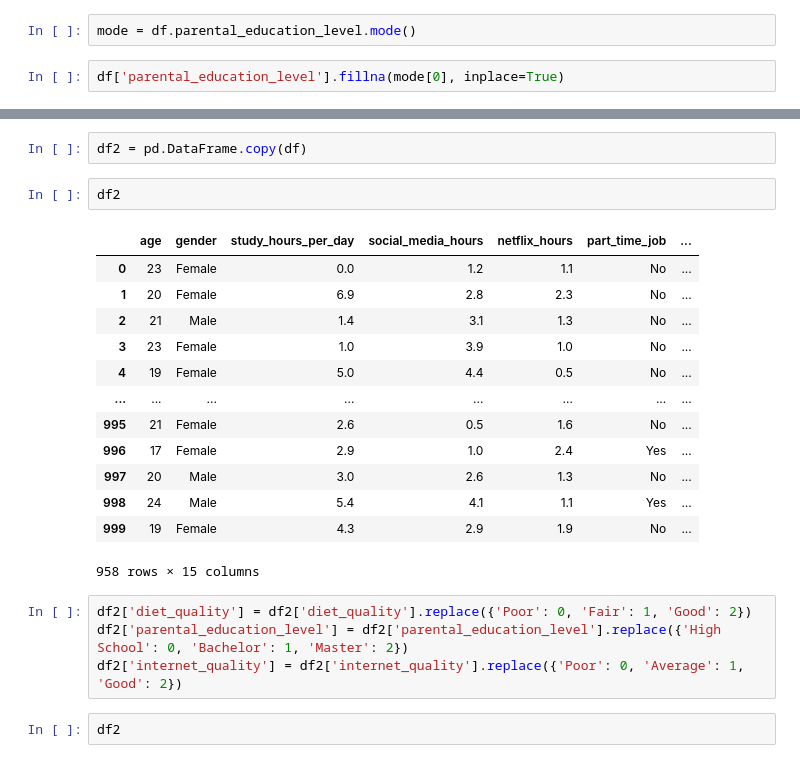
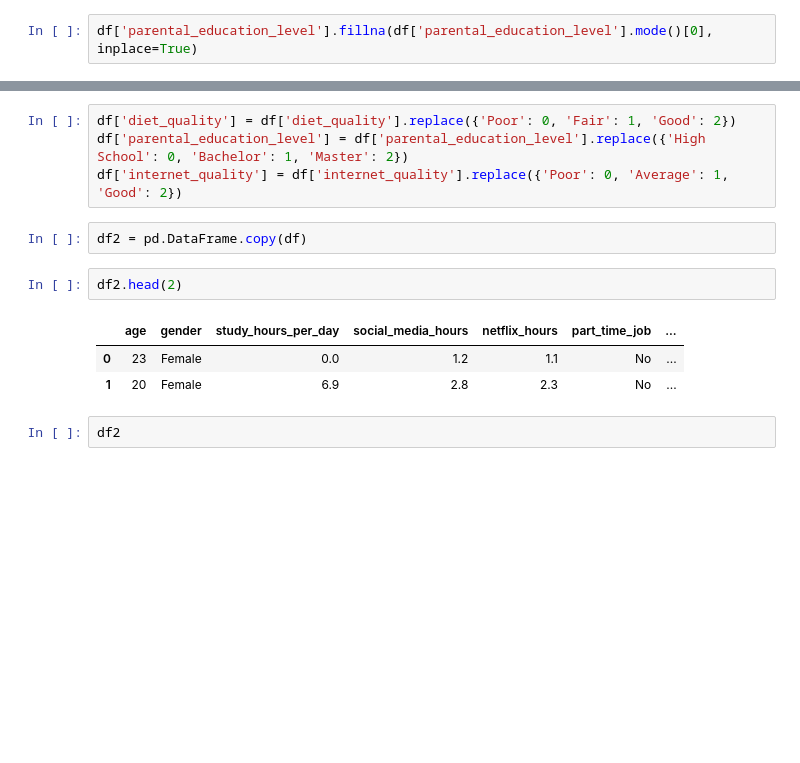
Before and after one commit to luisfelipebp/regression-student-habits, a Jupyter notebook: regression_student_habits.ipynb, the cells around one changed output, grey strips where cells are left out. Cells and saved outputs as stored; diff of their text form; blank space fills up the shorter version.

```diff
--- a/regression_student_habits.ipynb
+++ b/regression_student_habits.ipynb
@@ -313,9 +277,7 @@ df.isna().sum()
 | exam_score | 0 |
 dtype: int64
 # %%
-mode = df.parental_education_level.mode()
+df['parental_education_level'].fillna(df['parental_education_level'].mode()[0], inplace=True)
-# %%
-df['parental_education_level'].fillna(mode[0], inplace=True)
 # %%
 df.isna().sum()
 # %% [output]
@@ -352,25 +311,15 @@ df.head()
+# %%
+df['diet_quality'] = df['diet_quality'].replace({'Poor': 0, 'Fair': 1, 'Good': 2})
+df['parental_education_level'] = df['parental_education_level'].replace({'High School': 0, 'Bachelor': 1, 'Master': 2})
+df['internet_quality'] = df['internet_quality'].replace({'Poor': 0, 'Average': 1, 'Good': 2})
 # %%
 df2 = pd.DataFrame.copy(df)
 # %%
-df2
+df2.head(2)
 # %% [output]
 |  | age | gender | study_hours_per_day | social_media_hours | netflix_hours | part_time_job | ... |
 | 0 | 23 | Female | 0.0 | 1.2 | 1.1 | No | ... |
 | 1 | 20 | Female | 6.9 | 2.8 | 2.3 | No | ... |
-| 2 | 21 | Male | 1.4 | 3.1 | 1.3 | No | ... |
-| 3 | 23 | Female | 1.0 | 3.9 | 1.0 | No | ... |
-| 4 | 19 | Female | 5.0 | 4.4 | 0.5 | No | ... |
-| ... | ... | ... | ... | ... | ... | ... | ... |
-| 995 | 21 | Female | 2.6 | 0.5 | 1.6 | No | ... |
-| 996 | 17 | Female | 2.9 | 1.0 | 2.4 | Yes | ... |
-| 997 | 20 | Male | 3.0 | 2.6 | 1.3 | No | ... |
-| 998 | 24 | Male | 5.4 | 4.1 | 1.1 | Yes | ... |
-| 999 | 19 | Female | 4.3 | 2.9 | 1.9 | No | ... |
-958 rows × 15 columns
-# %%
-df2['diet_quality'] = df2['diet_quality'].replace({'Poor': 0, 'Fair': 1, 'Good': 2})
-df2['parental_education_level'] = df2['parental_education_level'].replace({'High School': 0, 'Bachelor': 1, 'Master': 2})
-df2['internet_quality'] = df2['internet_quality'].replace({'Poor': 0, 'Average': 1, 'Good': 2})
 # %%
 df2
 # %% [output]
```
Also changed, not shown: parts of 33 cells of this notebook.
